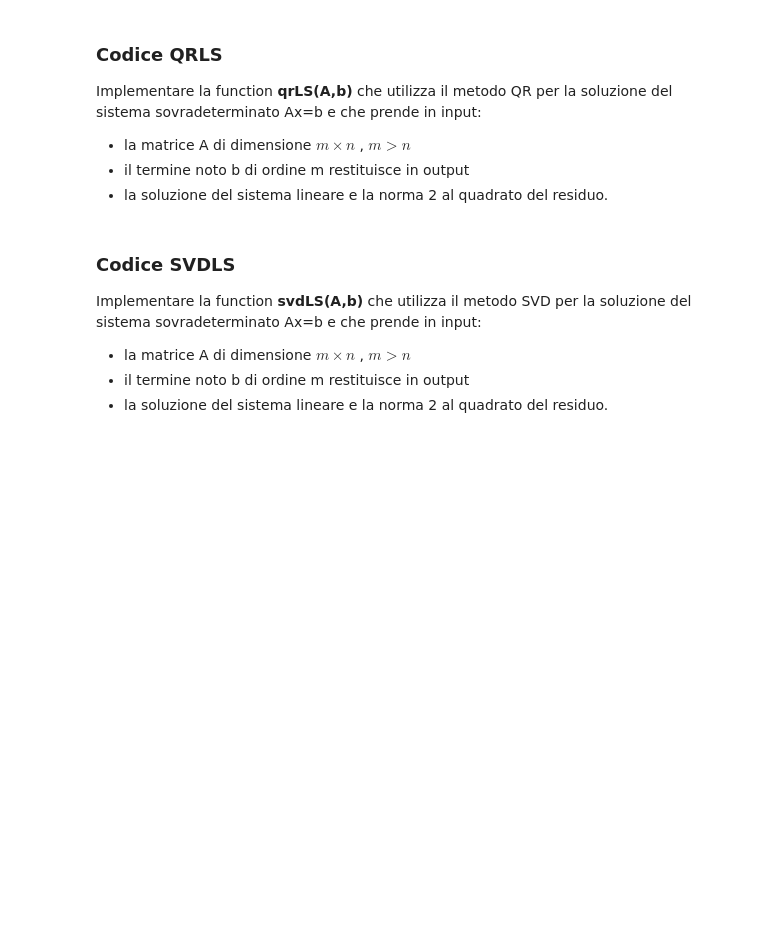
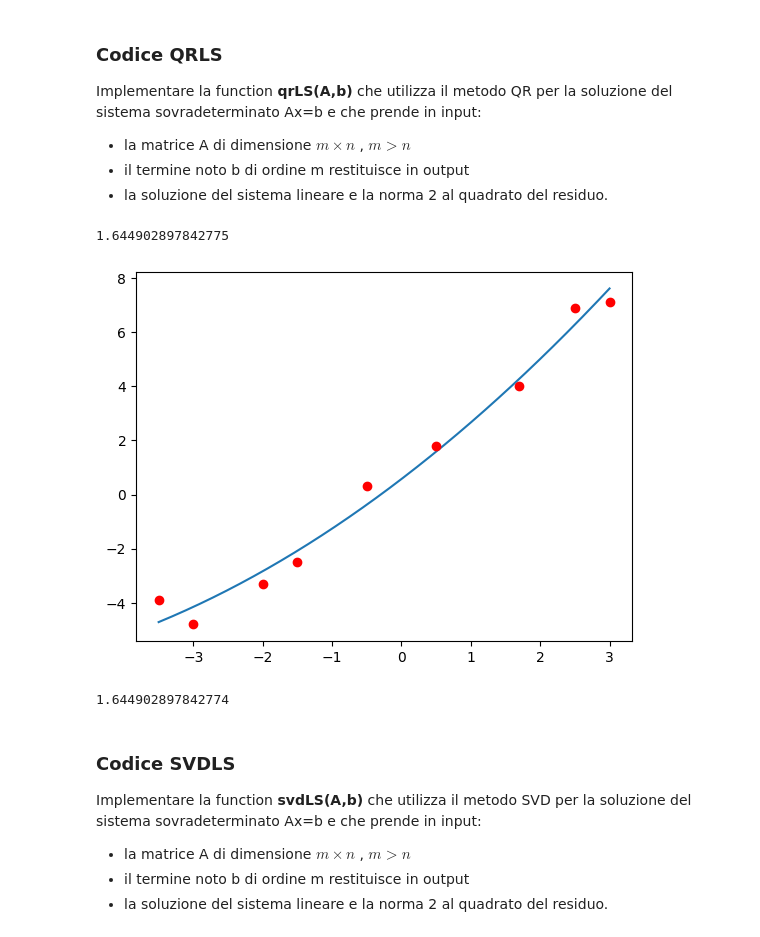
Before and after one commit to AndrewGagliottiUnibo/IoT-Project-network-, a Jupyter notebook: MetodiLab/10/Esercitazione_10.ipynb, the cells around one changed output. Drawn from its saved outputs; the diff is of its cells as text; code cells hidden in the pictures; blank space fills up the shorter version.

```diff
--- a/MetodiLab/10/Esercitazione_10.ipynb
+++ b/MetodiLab/10/Esercitazione_10.ipynb
@@ -31,6 +57,46 @@ Implementare la function  **qrLS(A,b)** che utilizza il metodo QR per la soluzio
 - il termine noto b di ordine m
 restituisce in output
 - la soluzione del sistema lineare e la norma 2 al quadrato del residuo.
+# %%
+def qrLS(A, b):
+    n = A.shape[1]
+    Q, R = splin.qr(A)
+
+    # Risolvo il sistema triangolare superiore: prime n righe e tutte le colonne
+    # per avere una matrice quadrata
+    h = Q.T @ b
+    x, flag = RisolviSis.Usolve(R[0:n, :], h[0:n])
+    residuo = np.linalg.norm(h[n:])
+
+    return x, residuo
+# %%
+x = np.array([-3.5, -3,-2, -1.5, -0.5, 0.5, 1.7, 2.5, 3])
+y = np.array([-3.9,-4.8, -3.3, -2.5, 0.3, 1.8, 4, 6.9, 7.1])
+m = x.shape[0]
+n = 1 # grado del polinomio
+#n = 2
+n1 = n + 1 # gradi di libertà del polinomio di grado n, il suo ordine
+# La matrice va tagliata per seguire l'algoritmo e non va considerata tutta
+B = np.vander(x, increasing=True)[:, :n1]
+a, residuo = qrLS(B, y)
+print(residuo)
+xv = np.linspace(np.min(x), np.max(x), 200)
+
+# Etichette restituite
+pol1 = np.polyval(np.flip(a), xv)
+plt.plot(xv, pol1, x, y, 'ro')
+plt.show()
+
+# Errore: norma 2 al quadrato in corrispondenza dei valori in x.
+# Con valori di n sempre più maggiori il metodo ha un errore migliore
+# ma più il valore di n è alto è peggio è. Si procede con fattorizzazione
+# QR.
+err = np.linalg.norm(y - np.polyval(np.flip(a), x))
+print(err)
+# %% [output]
+1.644902897842775
+[figure, added]
+1.644902897842774
 # %% [markdown]
 ### Codice SVDLS
 Implementare la function  **svdLS(A,b)** che utilizza  il metodo SVD per la soluzione del sistema sovradeterminato Ax=b e che prende in input:
```
Also changed, not shown: parts of 1 cell of this notebook.
